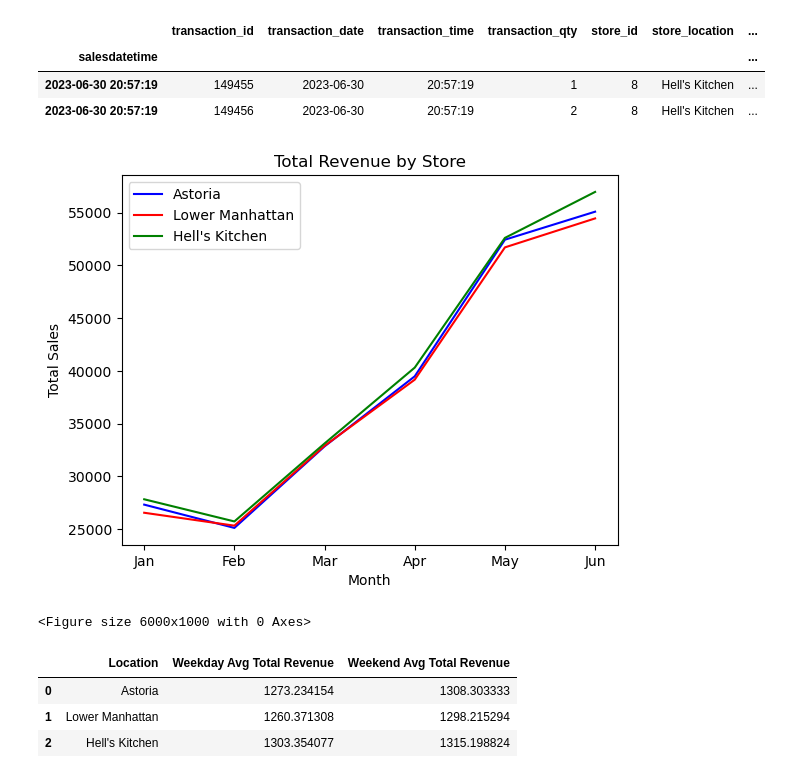
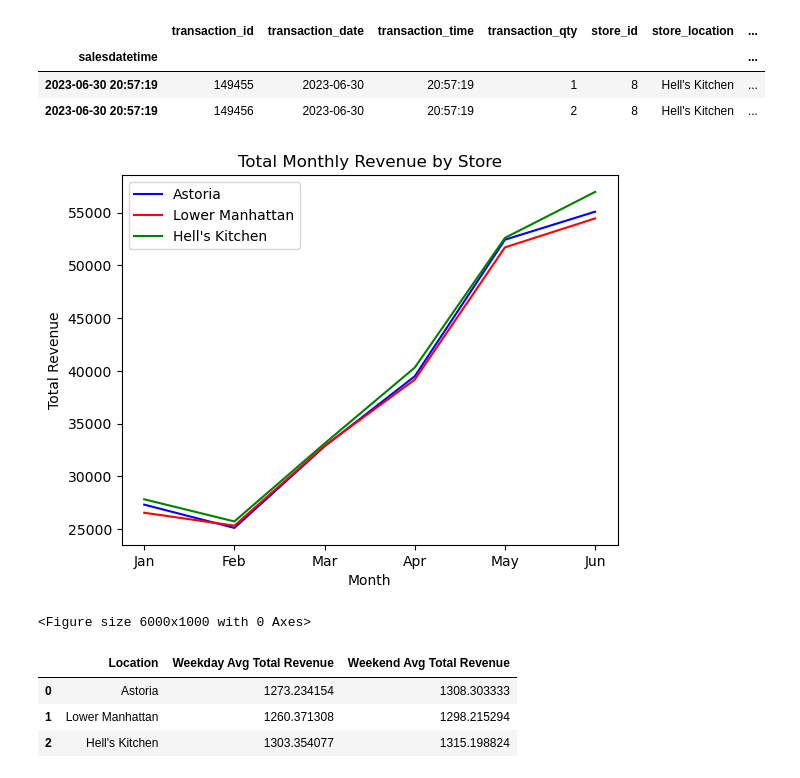
Before and after one commit to cedetraz96/Coffee_Crew, a Jupyter notebook: Location_total_revenue_&_growth_analysis.ipynb, the cells around one changed output. Saved outputs shown, nothing was run; the diff lists cells and outputs as text; code cells hidden in the pictures.

Commit message:
Fixed axis on total monthly revenue summary graph

```diff
--- a/Location_total_revenue_&_growth_analysis.ipynb
+++ b/Location_total_revenue_&_growth_analysis.ipynb
@@ -186,22 +186,22 @@ store3_totalsales = store3_df.groupby('month').apply(sum_totalsales)
 # %%
 #Display the total sales for each store as a line graph
 plt.plot(store1_totalsales, label='Astoria', color='blue')
 plt.plot(store2_totalsales, label='Lower Manhattan', color='red')
 plt.plot(store3_totalsales, label="Hell's Kitchen", color='green')
 
 #Change the x-axis to display the month name
 plt.xticks(store1_totalsales.index, ['Jan', 'Feb', 'Mar', 'Apr', 'May', 'Jun'])
 
 
 plt.xlabel('Month')
-plt.ylabel('Total Sales')
-plt.title('Total Revenue by Store')
+plt.ylabel('Total Revenue')
+plt.title('Total Monthly Revenue by Store')
 plt.legend(loc='best')
 plt.figure(figsize=(60,10))
 
 plt.show()
 # %% [output]
-[figure, old version]
+[figure, new version]
 <Figure size 6000x1000 with 0 Axes>
 # %%
 #total revenue by store - weekend vs weekday
```
Also changed, not shown: parts of 4 cells of this notebook.
